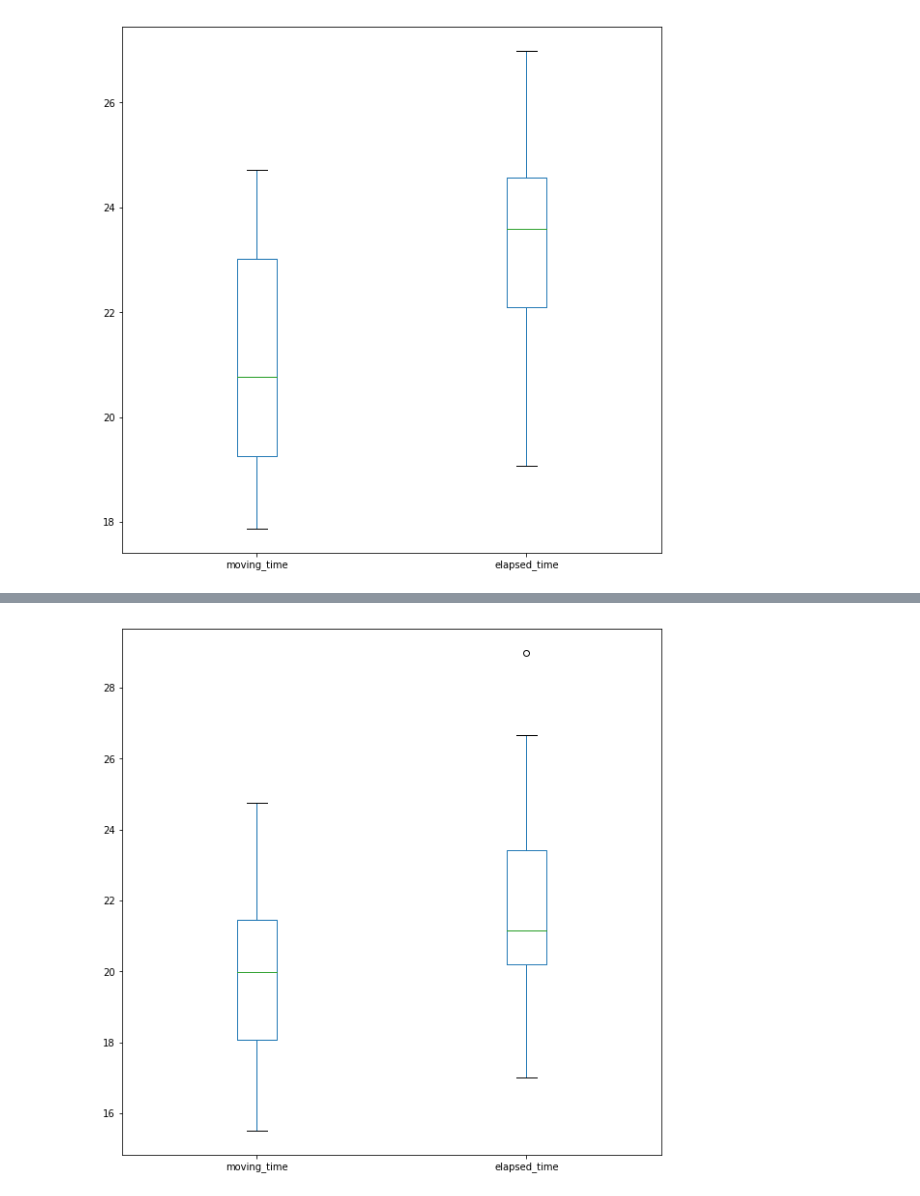
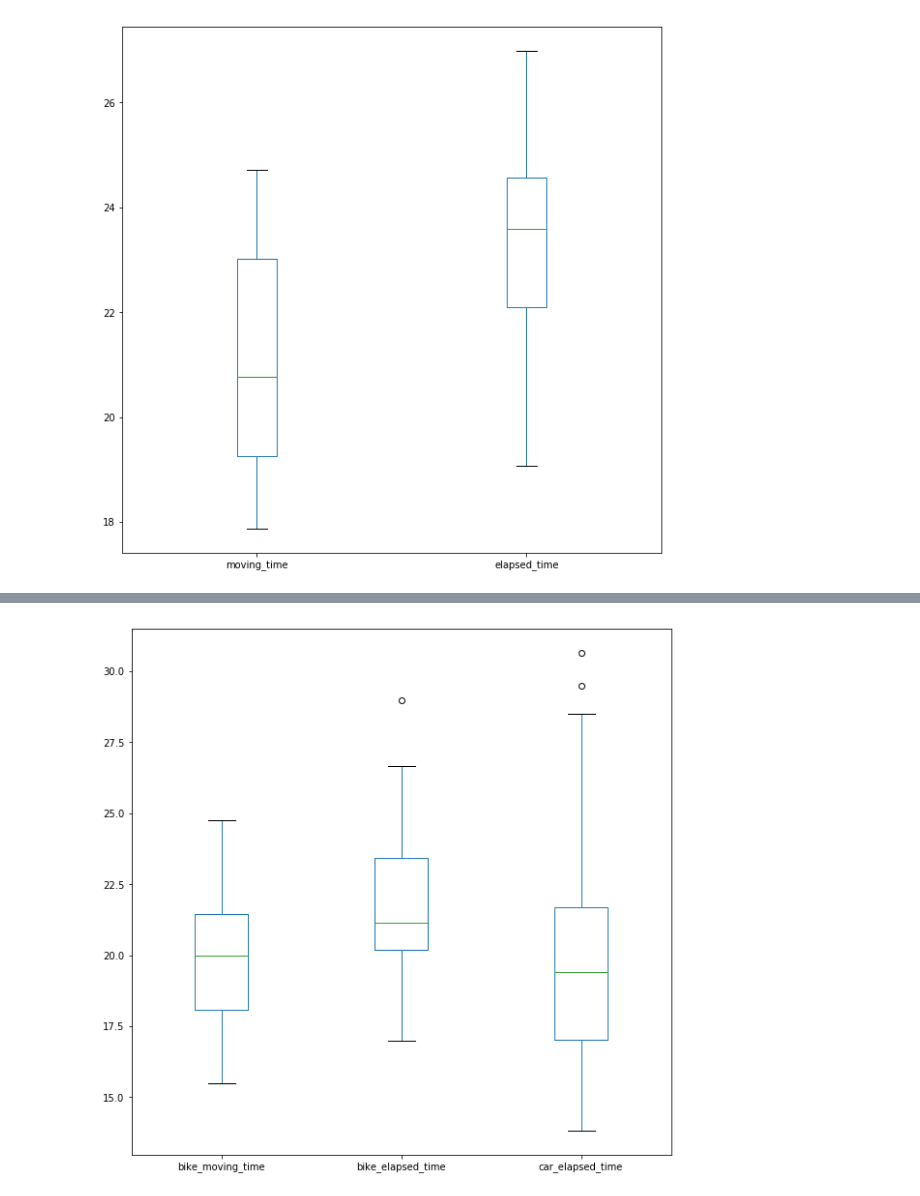
Before and after one commit to gtcooke94/commute_analysis, a Jupyter notebook: analysis.ipynb, the cells around one changed output, grey strips where cells are left out. Saved outputs shown, nothing was run; the diff lists cells and outputs as text; code cells hidden in the pictures.

```diff
--- a/analysis.ipynb
+++ b/analysis.ipynb
@@ -122,11 +157,15 @@ plt.show()
 # %%
 to_plot_bike = prepare_for_plotting(evening_commutes)
 to_plot_car = prepare_for_plotting(drive_evening)
-to_plot['bike_moving_time'] = to_plot_commute['moving_time']
-to_plot[['moving_time', 'elapsed_time']].plot.box()
+to_plot = pd.DataFrame()
+to_plot['bike_moving_time'] = to_plot_bike['moving_time']
+to_plot['bike_elapsed_time'] = to_plot_bike['elapsed_time']
+to_plot['car_elapsed_time'] = to_plot_car['elapsed_time']
+
+to_plot[['bike_moving_time', 'bike_elapsed_time', 'car_elapsed_time']].plot.box()
 plt.show()
 # %% [output]
-[figure, old version]
+[figure, new version]
 # %%
 to_plot_car = prepare_for_plotting(drive_evening)
 to_plot['elapsed_time'].plot.box()
```
Also changed, not shown: parts of 11 cells of this notebook, 1 other file.
